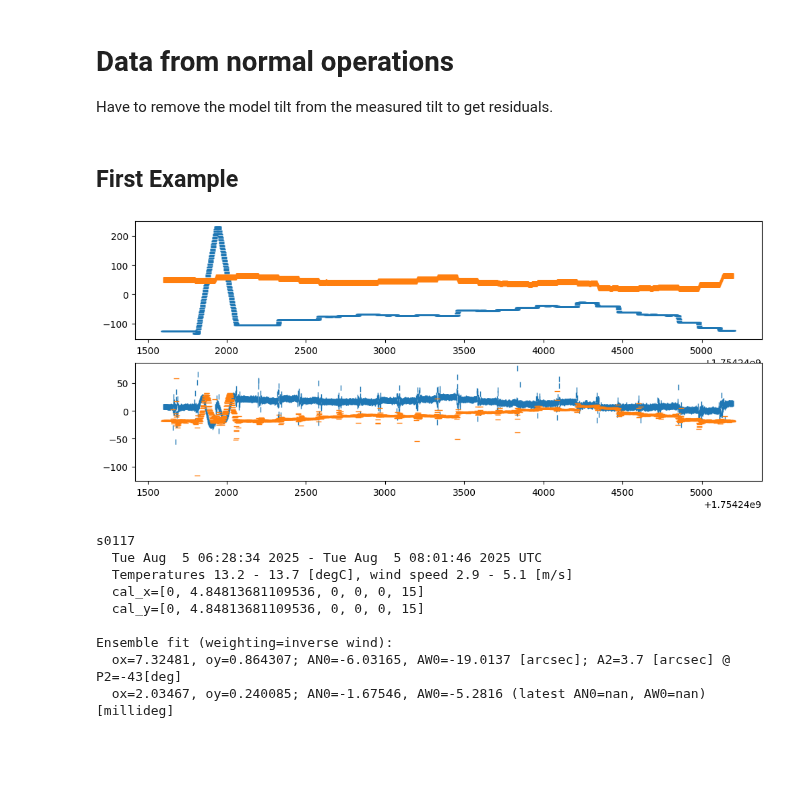
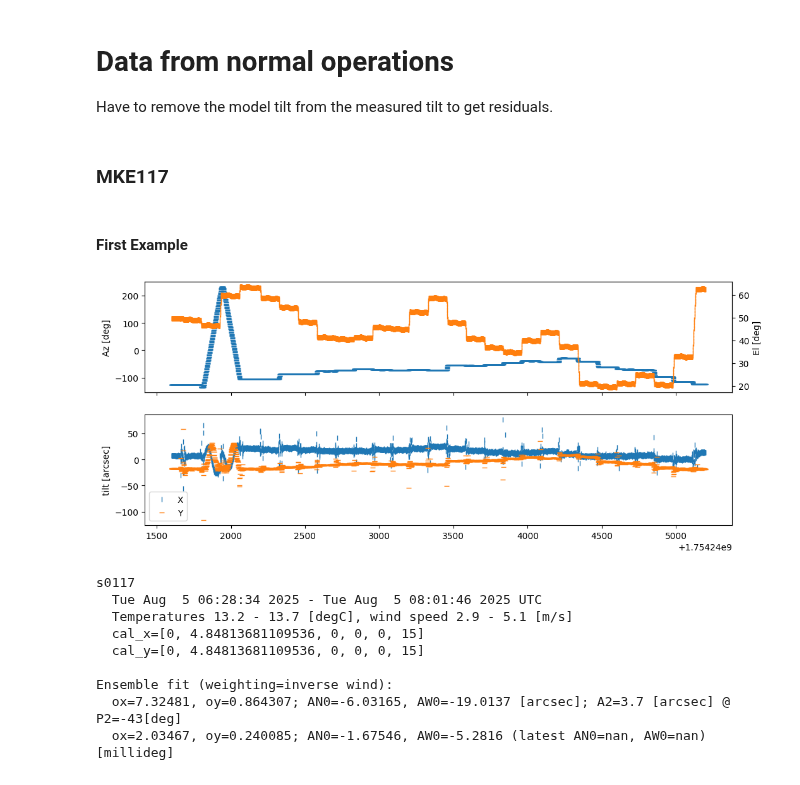
Before and after one commit to ska-sa/dvs, a Jupyter notebook: notebooks/Tiltmeter Demo.ipynb, the cells around one changed output. Drawn from its saved outputs; the diff is of its cells as text; code cells hidden in the pictures; blank space fills up the shorter version.

```diff
--- a/notebooks/Tiltmeter Demo.ipynb
+++ b/notebooks/Tiltmeter Demo.ipynb
@@ -178,0 +166,13 @@ axs[1].hist(tilty-my, range=(-40,40), alpha=0.6);
+# %%
+# Pick an antenna and time interval of interest
+ant = "s0121"
+TS = np.arange(np.datetime64("2025-08-07 00:42:00", 's').astype(float), np.datetime64("2025-08-07 01:42:00", 's').astype(float), 1) # 1 second intervals
+
+az, el, tiltx, tilty = [katselib.getsensorvalues("%s_%s"%(ant,katsepnt._TILT_CORR_KEYS_(ant)[_]['key']), TS, interpolate='linear')[1] \
+                        for _ in ['az','el','tiltx','tilty']] # deg, deg, arcsec, arcsec
+# %%
+# We could also just load from our monitoring database and pick one specific measurement)
+tilt_ds = katseops.load_tilt_ds("../ska121/l1_data/pedestal-tilt-1314-recal2-s0121.pkl.zip")
+print(tilt_ds[ant].keys())
+
+#TS, az, el, tiltx, tilty = [tilt_ds[ant][key][0] for key in ['TS', 'az', 'el', 'tiltx', 'tilty']]
@@ -178,0 +181,7 @@ axs[1].hist(tilty-my, range=(-40,40), alpha=0.6);
+# %%
+axs = plt.subplots(2,1, sharex=True, figsize=(12,5))[1]
+axs[0].plot(TS, az, 'C0_'); axs[0].set_ylabel("Az [deg]")
+ax = axs[0].twinx(); ax.plot(TS, el, 'C1|'); ax.set_ylabel("El [deg]")
+
+axs[1].plot(TS, tiltx, '|', label="X")
+axs[1].plot(TS, tilty, '_', label="Y"); axs[1].set_ylabel("tilt [arcsec]"); axs[1].legend();
@@ -178,0 +190,8 @@ axs[1].hist(tilty-my, range=(-40,40), alpha=0.6);
+# %%
+# Get the model coefficients for AN0 & AW0
+tilt_ds = katseops.load_tilt_ds("../ska121/l1_data/pedestal-tilt-1314-recal2-s0121.pkl.zip")
+
+# We'll use the average of max ~2 hours around the time of interest because we know there are records around that time
+tilt_ds = filter_ds(tilt_ds, np.mean(TS)-2*60*60, np.mean(TS)+2*60*60)
+
+ox, oy, an0, aw0, a2, p2, *_ = katsepnt.fit_tiltmeasurements(tilt_ds[ant], ant, mask_wind=6, w_key='wind', verbose=True); plt.close('all')
@@ -179,6 +234,8 @@ axs[1].hist(tilty-my, range=(-40,40), alpha=0.6);
 # %% [markdown]
 # Data from normal operations
 Have to remove the model tilt from the measured tilt to get residuals.
+# %% [markdown]
+### MKE117
 # %%
 # We'll just use MKE117 for now, since we are "on top of" its tilt status
 ant = "s0117"
@@ -186,7 +243,7 @@ ant = "s0117"
 # Get the tilt monitoring data (only the subset from when the ACU config was updated)
 tilt_ds = katseops.load_tilt_ds("../ska117/l1_data/pedestal-tilt-modKz-s0117.pkl.zip")
 # %% [markdown]
-## First Example
+#### First Example
 # %%
 # Pick a time interval of interest
 TS = np.arange(np.datetime64("2025-08-03 17:20", 's').astype(float), np.datetime64("2025-08-03 18:20", 's').astype(float), 1) # 1 second intervals
@@ -194,13 +251,14 @@ TS = np.arange(np.datetime64("2025-08-03 17:20", 's').astype(float), np.datetime
 az, el, tiltx, tilty = [katselib.getsensorvalues("%s_%s"%(ant,katsepnt._TILT_CORR_KEYS_(ant)[_]['key']), TS, interpolate='linear')[1] \
                         for _ in ['az','el','tiltx','tilty']] # deg, deg, arcsec, arcsec
 # %%
-axs = plt.subplots(2,1, figsize=(12,5))[1]
-axs[0].plot(TS, az, '_')
-axs[0].plot(TS, el, '|')
-axs[1].plot(TS, tiltx, '|')
-axs[1].plot(TS, tilty, '_');
+axs = plt.subplots(2,1, sharex=True, figsize=(12,5))[1]
+axs[0].plot(TS, az, 'C0_'); axs[0].set_ylabel("Az [deg]")
+ax = axs[0].twinx(); ax.plot(TS, el, 'C1|'); ax.set_ylabel("El [deg]")
+
+axs[1].plot(TS, tiltx, '|', label="X")
+axs[1].plot(TS, tilty, '_', label="Y"); axs[1].set_ylabel("tilt [arcsec]"); axs[1].legend();
 # %% [output]
-[figure, old version]
+[figure, new version]
 # %%
 # Get the model coefficients for AN0 & AW0
 # Only use the data of max ~2 days around the time of interest
```
Also changed, not shown: parts of 45 cells of this notebook.
